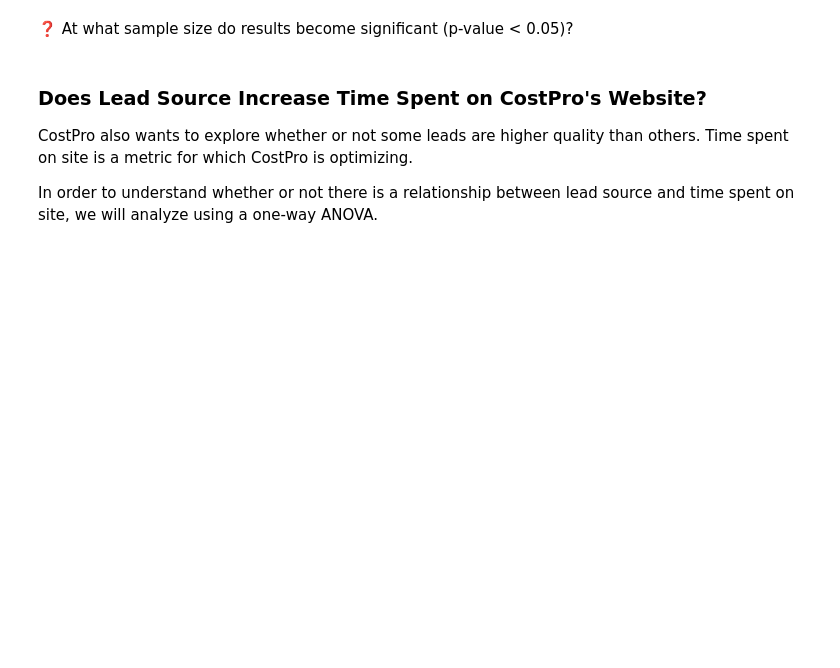
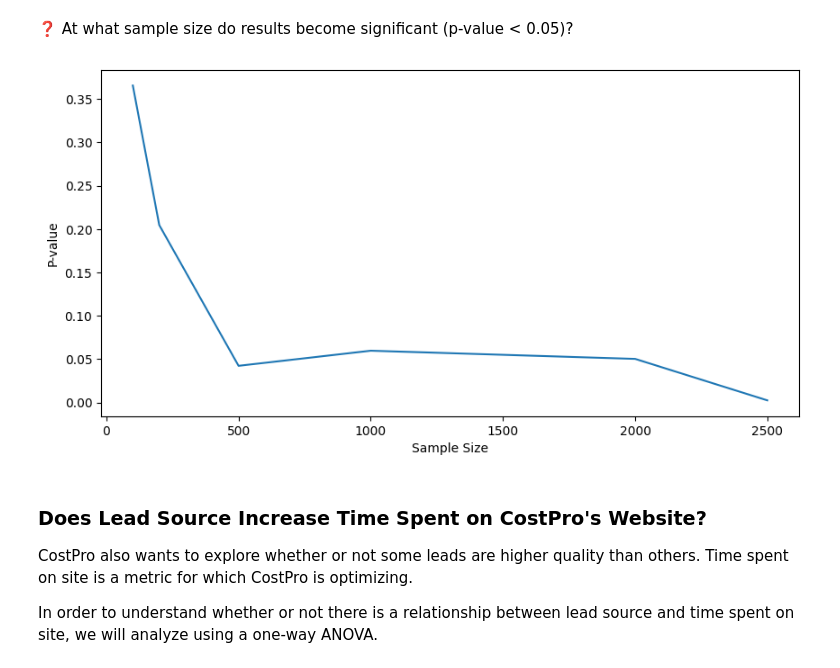
Before and after one commit to ReadyPlayerEmma/applied-statistics-learnings, a Jupyter notebook: Student_Week_3_What_Factors_Drive_Customer_Behavior?.ipynb, the cells around one changed output. Cells and saved outputs as stored; diff of their text form; code cells hidden in the pictures; blank space fills up the shorter version.

```diff
--- a/Student_Week_3_What_Factors_Drive_Customer_Behavior?.ipynb
+++ b/Student_Week_3_What_Factors_Drive_Customer_Behavior?.ipynb
@@ -227,11 +321,14 @@ def plot_p_values(sample_sizes_with_p_values: list) -> None:
 ❓ At what sample size do results become significant (p-value < 0.05)?
 # %%
 # Plot the p-values for each sample size
+sample_sizes = [100, 200, 500, 1000, 2000, 2500]
 plot_p_values(
     get_p_values(
         data, sample_sizes, "Free book", "Converted"
     )
 )
+# %% [output]
+[figure, added]
 # %% [markdown]
 ### Does Lead Source Increase Time Spent on CostPro's Website?
 
```
Also changed, not shown: parts of 19 cells of this notebook.
